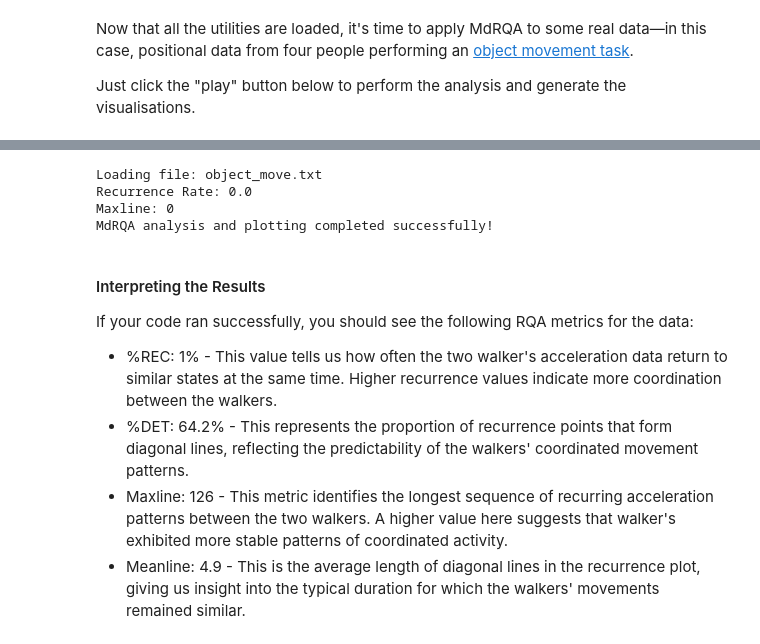
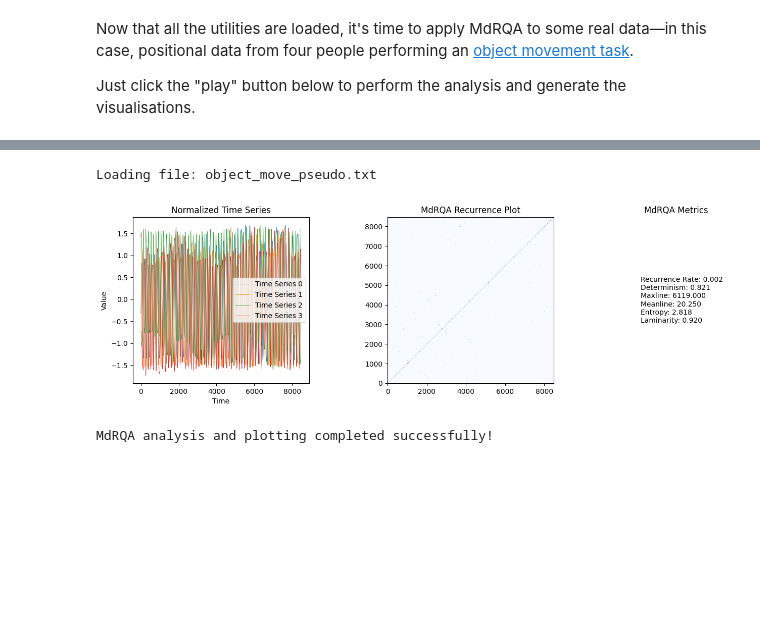
Before and after one commit to xkiwilabs/Linear-NonLinear-TSAnalysis, a Jupyter notebook: mdrqaContinuous.ipynb, the cells around one changed output, grey strips where cells are left out. Cells and saved outputs as stored; diff of their text form; code cells hidden in the pictures; blank space fills up the shorter version.

```diff
--- a/mdrqaContinuous.ipynb
+++ b/mdrqaContinuous.ipynb
@@ -45,13 +117,11 @@ data_directory = "data/mdrqa/"
 save_image = True
 
 # Set the file name for the data
-file_name = "object_move.txt"
+file_name = "object_move_pseudo.txt"
 file_path = os.path.join(data_directory, file_name)
 
 # RQA parameters
 mdrqa_params = {
-   # 'delay': 10,
-   # 'embedding_dimension': 4,
     'radius': 0.3,
     'minLine': 5,
     'getRP': True
@@ -68,47 +138,34 @@ if os.path.exists(file_path):
     data = data.apply(pd.to_numeric, errors='coerce')
 
     # Interpolate any missing data that might be present in the file
     data = interpolate_missing_data(data)
 
     # Apply a filter to the data
     data = filter_data(data)
 
     # Normalise the data by using a z-score
     data = (data - data.mean()) / data.std()
 
     # Perform CRQA using perform_rqa function from rqa_utils
     mdrqa_results, rp_results = perform_mrqa(data, **mdrqa_params)
 
     # Create RQA metrics dictionary
     mdrqa_metrics = {
         'Recurrence Rate': mdrqa_results.recurrence_rate,
         'Determinism': mdrqa_results.determinism,
         'Maxline': mdrqa_results.longest_diagonal_line,
         'Meanline': mdrqa_results.average_diagonal_line,
         'Entropy': mdrqa_results.entropy_diagonal_lines,
         'Laminarity': mdrqa_results.laminarity,
     }
 
     # Plot time series and recurrence plot side-by-side
-    # plot_ts_and_crqa(data.iloc[:, 0].values, data.iloc[:, 1].values, rp_results['0_1'].recurrence_matrix, crqa_metrics, save_image, f'images/rqa/{file_name}_combined_plot.png')
-
-    print(f"Recurrence Rate: {mdrqa_metrics['Recurrence Rate']}")
-    print(f"Maxline: {mdrqa_metrics['Maxline']}")
+    plot_ts_and_mdrqa(data, rp_results.recurrence_matrix, mdrqa_metrics, save_image, f'images/rqa/{file_name}_combined_plot.png')
 
     print('MdRQA analysis and plotting completed successfully!')
 else:
     print(f'File {file_name} not found in directory {data_directory}')
 # %% [output]
-Loading file: object_move.txt
-Recurrence Rate: 0.0
-Maxline: 0
-MdRQA analysis and plotting completed successfully!
+Loading file: object_move_pseudo.txt
+[figure, added]
+MdRQA analysis and plotting completed successfully!
-# %% [markdown]
-#### Interpreting the Results
-
-If your code ran successfully, you should see the following RQA metrics for the data:
-
-- %REC: 1% - This value tells us how often the two walker's acceleration data return to similar states at the same time. Higher recurrence values indicate more coordination between the walkers.
-- %DET: 64.2% - This represents the proportion of recurrence points that form diagonal lines, reflecting the predictability of the walkers' coordinated movement patterns.
-- Maxline: 126 - This metric identifies the longest sequence of recurring acceleration patterns between the two walkers. A higher value here suggests that walker's exhibited more stable patterns of coordinated activity.
-- Meanline: 4.9 - This is the average length of diagonal lines in the recurrence plot, giving us insight into the typical duration for which the walkers' movements remained similar.
```
Also changed, not shown: parts of 11 cells of this notebook, 20 other files.
